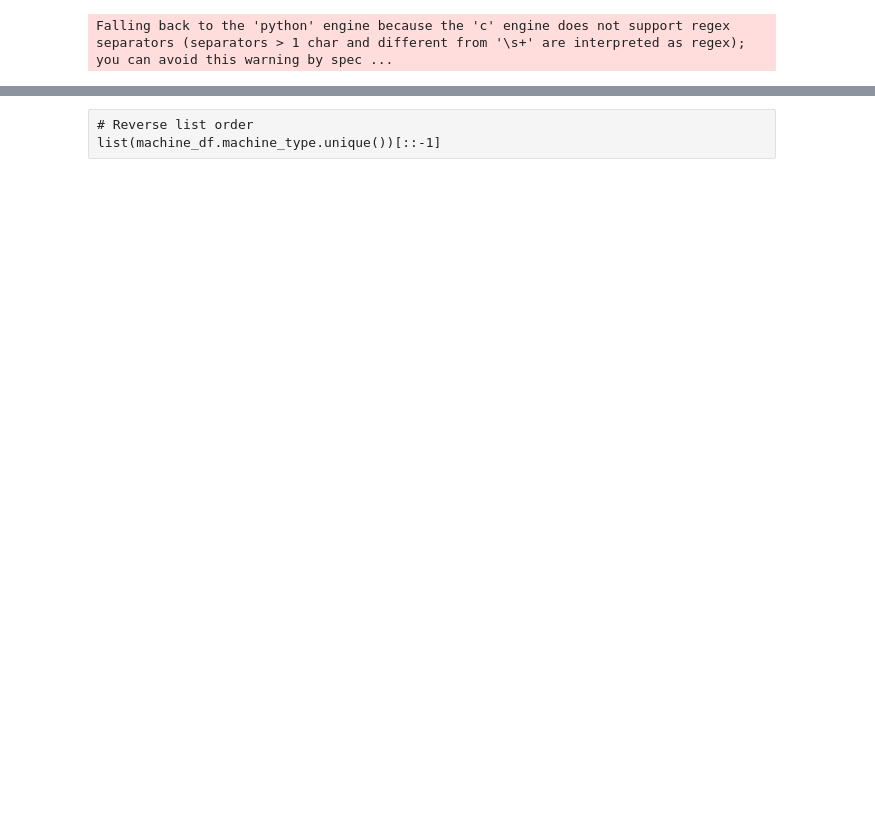
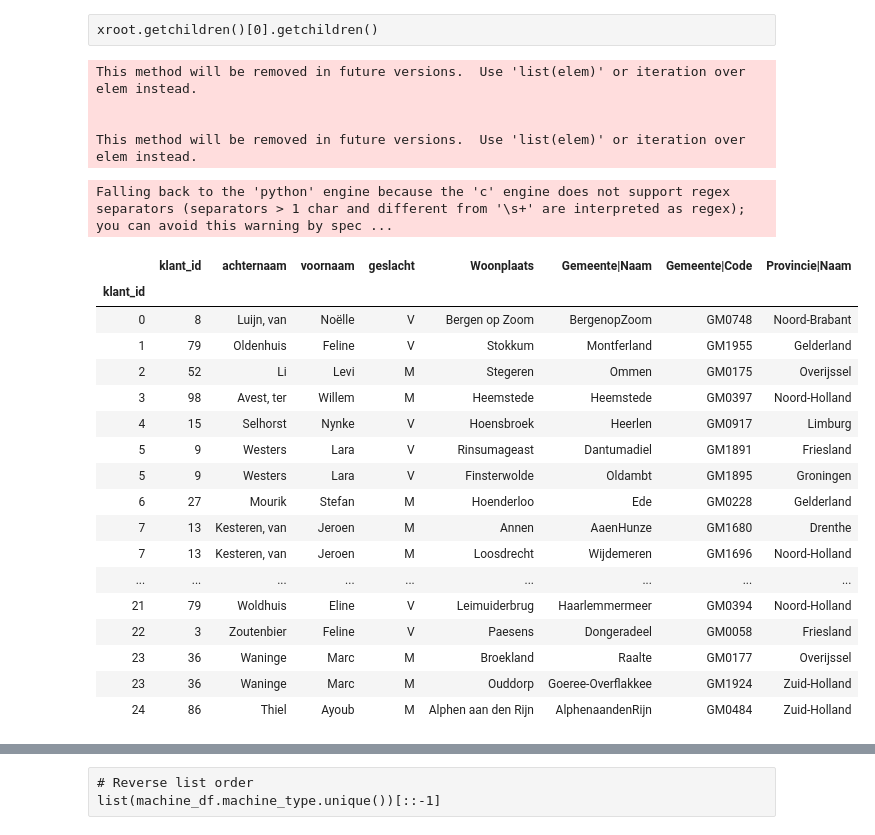
Before and after one commit to maartenor/demo-databases, a Jupyter notebook: create_dataframes.ipynb, the cells around one changed output, grey strips where cells are left out. Cells and saved outputs as stored; diff of their text form; code cells hidden in the pictures; blank space fills up the shorter version.

```diff
--- a/create_dataframes.ipynb
+++ b/create_dataframes.ipynb
@@ -30,3 +40,51 @@ if show_intermediate_results == True:
+# %% [raw]
+xroot.getchildren()[0].getchildren()
+# %%
+import xml.etree.ElementTree as et
+
+xtree = et.parse("fn_10kw.xml")
+xroot = xtree.getroot()
+
+df_columns=['achternaam', 'achternaam_los', 'voorvoegsel']
+rows=[]
+
+for node in xroot:
+#     record = node.attrib.get("record")
+#     naam = node.find("naam")  #.text if node is not None else None
+
+    naam = ''
+    achternaam_los = node.getchildren()[2].text if node is not None else None
+    prefix = node.getchildren()[1].text if node is not None else None
+    if prefix is not None:
+        naam = achternaam_los+', '+prefix
+    else: naam = achternaam_los
+
+    rows.append({'achternaam':naam, 'achternaam_los':achternaam_los, 'voorvoegsel':prefix})
+
+achternamen_df = pd.DataFrame(rows, columns=df_columns)
+achternamen_df = achternamen_df.sample(len(klant_df))
+achternamen_df.reset_index(inplace=True)
+achternamen_df.index=klant_df['klant_achternaam']
+
+
+voornamen_df = pd.read_csv('voornamen.txt', sep=';', skiprows=0, encoding='latin-1')
+voornamen_df.columns=['geslacht','meet_jaar','maand','voornaam', 'rang']
+voornamen_df = voornamen_df.sample(len(klant_df))
+voornamen_df.reset_index(inplace=True)
+voornamen_df.index=klant_df['klant_naam']
+
+
+klant_df=klant_df.join(achternamen_df['achternaam'], on='klant_achternaam')
+klant_df=klant_df.join(voornamen_df[['voornaam','geslacht']], on='klant_naam')
+klant_df.drop(columns=['klant_achternaam','klant_naam'], inplace=True)
+klant_df.drop_duplicates(subset=['klant_id','klant_woonplaats'], keep='first', inplace=True)
+
+del voornamen_df, achternamen_df
+# %% [output]
+This method will be removed in future versions.  Use 'list(elem)' or iteration over elem instead.
+
+
+This method will be removed in future versions.  Use 'list(elem)' or iteration over elem instead.
 # %%
 woonplaatsen_df = pd.read_csv('Woonplaatsen_in_Nederland_2018_07042020_210926.csv', sep='";"', skiprows=3)
 
@@ -35,13 +93,45 @@ new_column_names = list(woonplaatsen_df.columns)
 new_column_names[0]='Woonplaats'
 woonplaatsen_df.columns = new_column_names
 
+# Take small sample of woonplaatsen_df and create new (incorrect) indexes (based on klant_df)
+woonplaatsen_df=woonplaatsen_df.sample(len(klant_df))
+woonplaatsen_df.reset_index(inplace=True)
+woonplaatsen_df.index=klant_df['klant_woonplaats']
+
 woonplaatsen_df['Woonplaats'] = woonplaatsen_df['Woonplaats'].apply(lambda x: str(x).replace('"', '') )
+
+
 
 if show_intermediate_results == True:
 
     print(woonplaatsen_df.head(10) )
 # %% [output]
 Falling back to the 'python' engine because the 'c' engine does not support regex separators (separators > 1 char and different from '\s+' are interpreted as regex); you can avoid this warning by spec ...
+# %%
+klant_df=klant_df.join(woonplaatsen_df[['Woonplaats', 'Gemeente|Naam ', 'Gemeente|Code ', 'Provincie|Naam']],\
+              on='klant_woonplaats')
+klant_df.drop(columns=['klant_woonplaats'], inplace=True)
+del woonplaatsen_df
+klant_df
+# %% [output]
+|  | klant_id | achternaam | voornaam | geslacht | Woonplaats | Gemeente|Naam | Gemeente|Code | Provincie|Naam |
+| klant_id |  |  |  |  |  |  |  |  |
+| 0 | 8 | Luijn, van | Noëlle | V | Bergen op Zoom | BergenopZoom | GM0748 | Noord-Brabant |
+| 1 | 79 | Oldenhuis | Feline | V | Stokkum | Montferland | GM1955 | Gelderland |
+| 2 | 52 | Li | Levi | M | Stegeren | Ommen | GM0175 | Overijssel |
+| 3 | 98 | Avest, ter | Willem | M | Heemstede | Heemstede | GM0397 | Noord-Holland |
+| 4 | 15 | Selhorst | Nynke | V | Hoensbroek | Heerlen | GM0917 | Limburg |
+| 5 | 9 | Westers | Lara | V | Rinsumageast | Dantumadiel | GM1891 | Friesland |
+| 5 | 9 | Westers | Lara | V | Finsterwolde | Oldambt | GM1895 | Groningen |
+| 6 | 27 | Mourik | Stefan | M | Hoenderloo | Ede | GM0228 | Gelderland |
+| 7 | 13 | Kesteren, van | Jeroen | M | Annen | AaenHunze | GM1680 | Drenthe |
+| 7 | 13 | Kesteren, van | Jeroen | M | Loosdrecht | Wijdemeren | GM1696 | Noord-Holland |
+| ... | ... | ... | ... | ... | ... | ... | ... | ... |
+| 21 | 79 | Woldhuis | Eline | V | Leimuiderbrug | Haarlemmermeer | GM0394 | Noord-Holland |
+| 22 | 3 | Zoutenbier | Feline | V | Paesens | Dongeradeel | GM0058 | Friesland |
+| 23 | 36 | Waninge | Marc | M | Broekland | Raalte | GM0177 | Overijssel |
+| 23 | 36 | Waninge | Marc | M | Ouddorp | Goeree-Overflakkee | GM1924 | Zuid-Holland |
+| 24 | 86 | Thiel | Ayoub | M | Alphen aan den Rijn | AlphenaandenRijn | GM0484 | Zuid-Holland |
 # %%
 # import modules
 #import random
```
Also changed, not shown: parts of 28 cells of this notebook, 9 other files.
